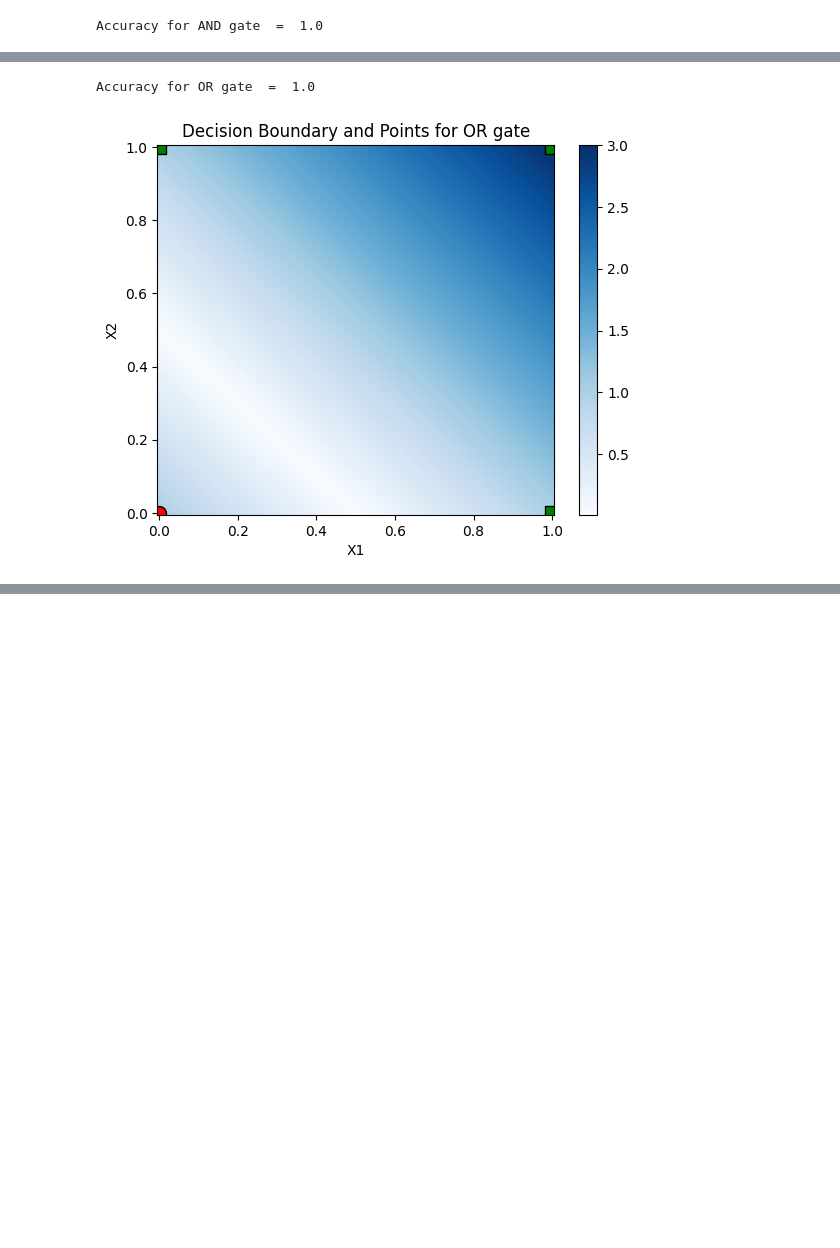
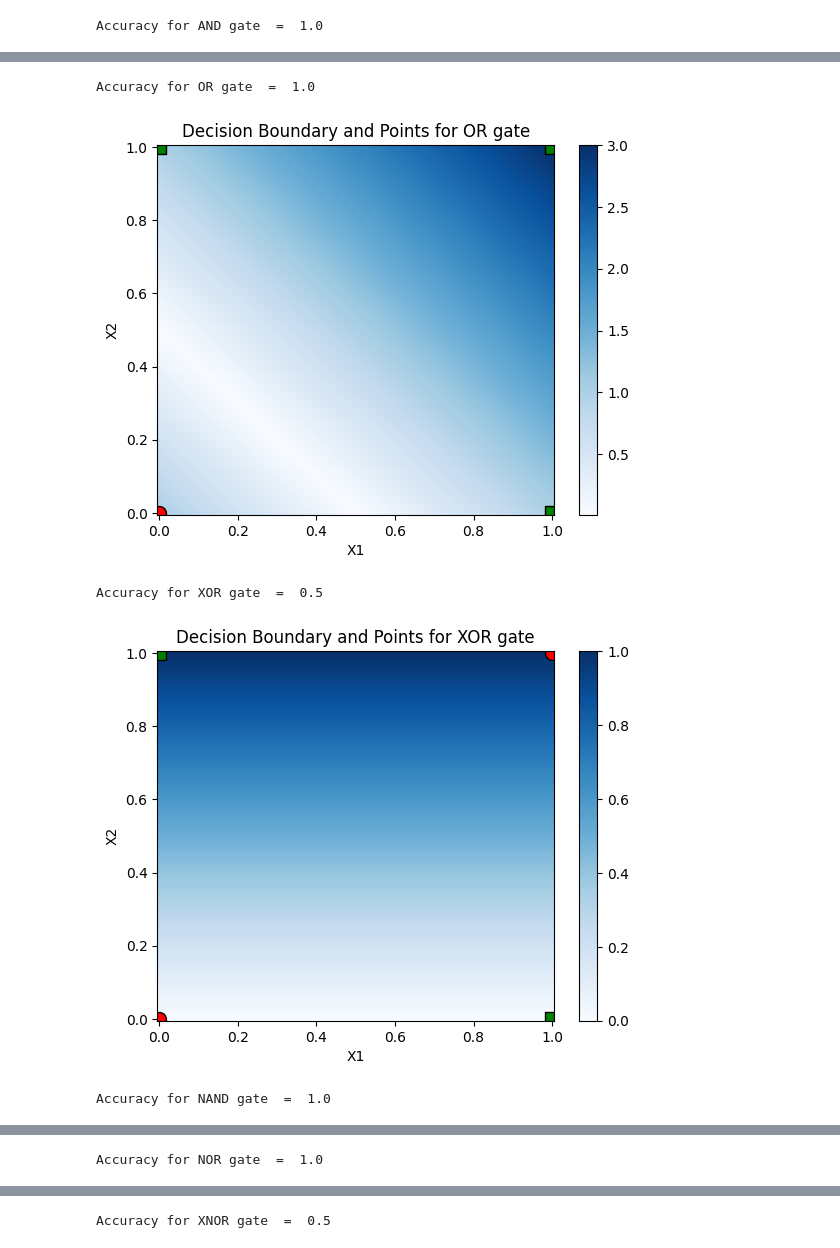
Before and after one commit to DipikaJothinathan/ML, a Jupyter notebook: Perceptron/perceptron-gates.ipynb, the cells around one changed output, grey strips where cells are left out. Saved outputs shown, nothing was run; the diff lists cells and outputs as text; code cells hidden in the pictures; blank space fills up the shorter version.

```diff
--- a/Perceptron/perceptron-gates.ipynb
+++ b/Perceptron/perceptron-gates.ipynb
@@ -7,7 +7,11 @@ from itertools import product
 data = [[0,0], [0,1], [1,0], [1,1]]
 gate_labels = {
     "AND gate": [0, 0, 0, 1],
-    "OR gate": [0, 1, 1, 1]
+    "OR gate": [0, 1, 1, 1],
+    "XOR gate": [0, 1, 1, 0],
+    "NAND gate": [1, 1, 1, 0],
+    "NOR gate": [1, 0, 0, 0],
+    "XNOR gate": [1, 0, 0, 1]
 }
 
 x_values = np.linspace(0, 1, 100)
@@ -16,30 +20,33 @@ point_grid = list(product(x_values, y_values))
 
 for gate, labels in gate_labels.items():
     classifier = Perceptron(max_iter=40, random_state=22)
     classifier.fit(data, labels)
 
     abs_distances = abs(classifier.decision_function(point_grid))
     distances_matrix = np.reshape(abs_distances, (100, 100))
 
     print("Accuracy for", gate, " = ", classifier.score(data, labels))
 
     # Plot the heatmap
     heatmap = plt.pcolormesh(x_values, y_values, distances_matrix, cmap='Blues', shading='auto')
     plt.colorbar(heatmap)
 
     # Plot the data points with different markers for each class
     marker_map = {0: 'o', 1: 's'}  # Circle for class 0, square for class 1
     color_map = {0: 'red', 1: 'green'}
 
     for point, label in zip(data, labels):
         plt.scatter(point[0], point[1], marker=marker_map[label], color=color_map[label], edgecolor='black', s=100)
 
     plt.title(f"Decision Boundary and Points for {gate}")
     plt.xlabel("X1")
     plt.ylabel("X2")
     plt.show()
 # %% [output]
 Accuracy for AND gate  =  1.0
 [figure]
 Accuracy for OR gate  =  1.0
 [figure]
+Accuracy for XOR gate  =  0.5
+[figure, added]
+Accuracy for NAND gate  =  1.0
@@ -45,0 +54 @@ Accuracy for OR gate  =  1.0
+Accuracy for NOR gate  =  1.0
@@ -45,0 +56 @@ Accuracy for OR gate  =  1.0
+Accuracy for XNOR gate  =  0.5
```
Also changed, not shown: parts of 1 cell of this notebook.
